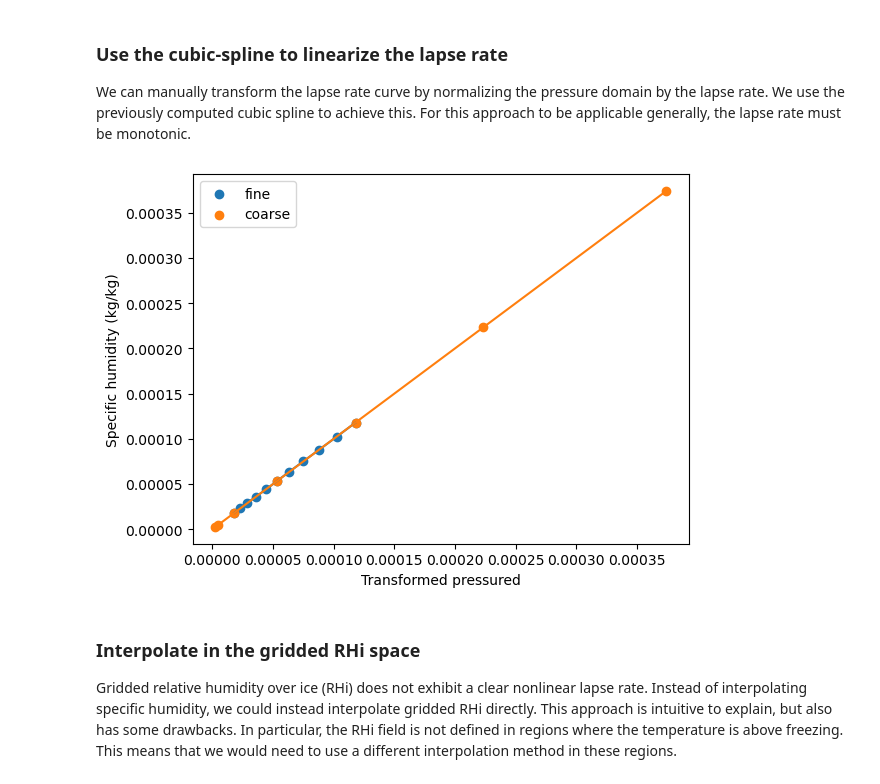
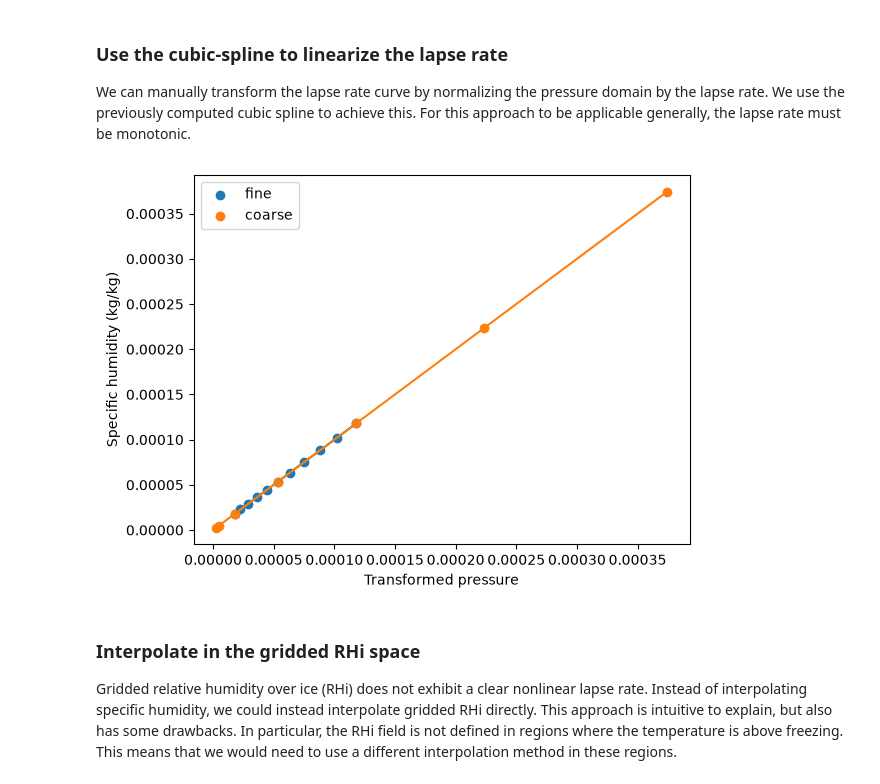
Before and after one commit to contrailcirrus/pycontrails, a Jupyter notebook: docs/notebooks/specific-humidity-interpolation.ipynb, the cells around one changed output. Cells and saved outputs as stored; diff of their text form; code cells hidden in the pictures.

```diff
--- a/docs/notebooks/specific-humidity-interpolation.ipynb
+++ b/docs/notebooks/specific-humidity-interpolation.ipynb
@@ -231,23 +229,23 @@ We can manually transform the lapse rate curve by normalizing the pressure domai
 # %%
 fig, ax = plt.subplots()
 
 ax.scatter(
     pchip(ds_fine_mean["specific_humidity"].level), ds_fine_mean["specific_humidity"], label="fine"
 )
 ax.plot(pchip(ds_fine_mean["specific_humidity"].level), ds_fine_mean["specific_humidity"])
 
 ax.scatter(
     pchip(ds_coarse_mean["specific_humidity"].level),
     ds_coarse_mean["specific_humidity"],
     label="coarse",
 )
 ax.plot(pchip(ds_coarse_mean["specific_humidity"].level), ds_coarse_mean["specific_humidity"])
 
 ax.legend()
 ax.set_ylabel("Specific humidity (kg/kg)")
-ax.set_xlabel("Transformed pressured");
+ax.set_xlabel("Transformed pressure");
 # %% [output]
-[figure, old version]
+[figure, new version]
 # %% [markdown]
 ### Interpolate in the gridded RHi space
 
```
Also changed, not shown: parts of 17 cells of this notebook, 1 other file.
